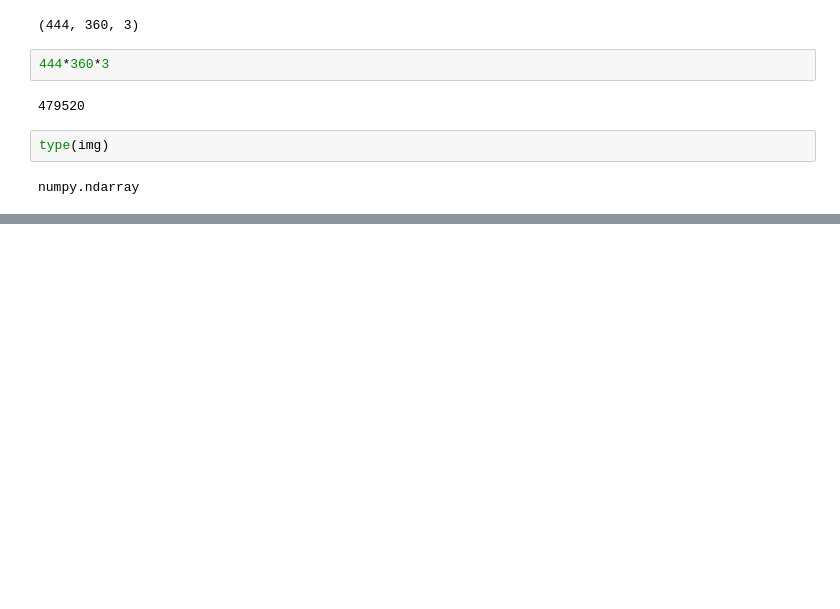
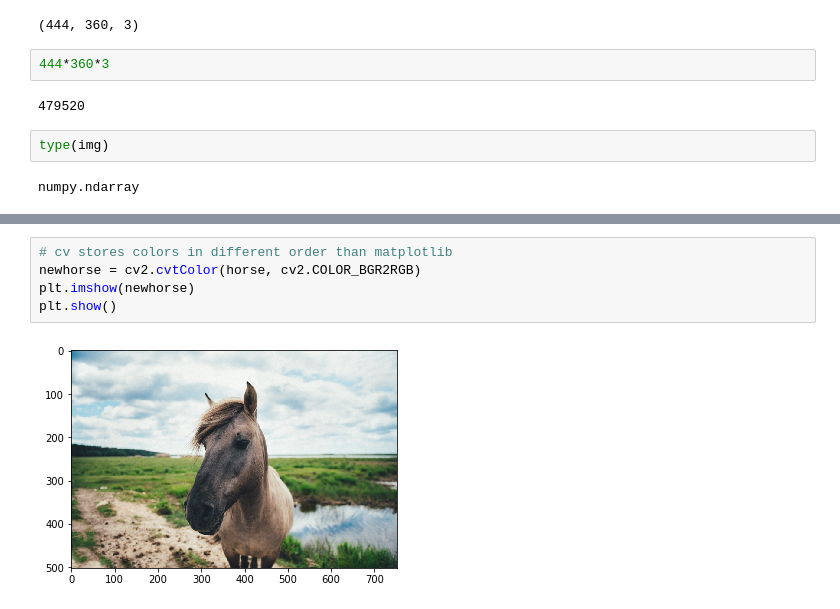
Before and after one commit to ValRCS/RCS_Data_Analysis_Python_2019_July, a Jupyter notebook: OpenCV/OpenCV.ipynb, the cells around one changed output, grey strips where cells are left out. Cells and saved outputs as stored; diff of their text form; blank space fills up the shorter version.

```diff
--- a/OpenCV/OpenCV.ipynb
+++ b/OpenCV/OpenCV.ipynb
@@ -42,0 +69,7 @@ numpy.ndarray
+# %%
+# cv stores colors in different order than matplotlib
+newhorse = cv2.cvtColor(horse, cv2.COLOR_BGR2RGB)
+plt.imshow(newhorse)
+plt.show()
+# %% [output]
+[figure, added]
```
Also changed, not shown: parts of 15 cells of this notebook, 2 other files.
